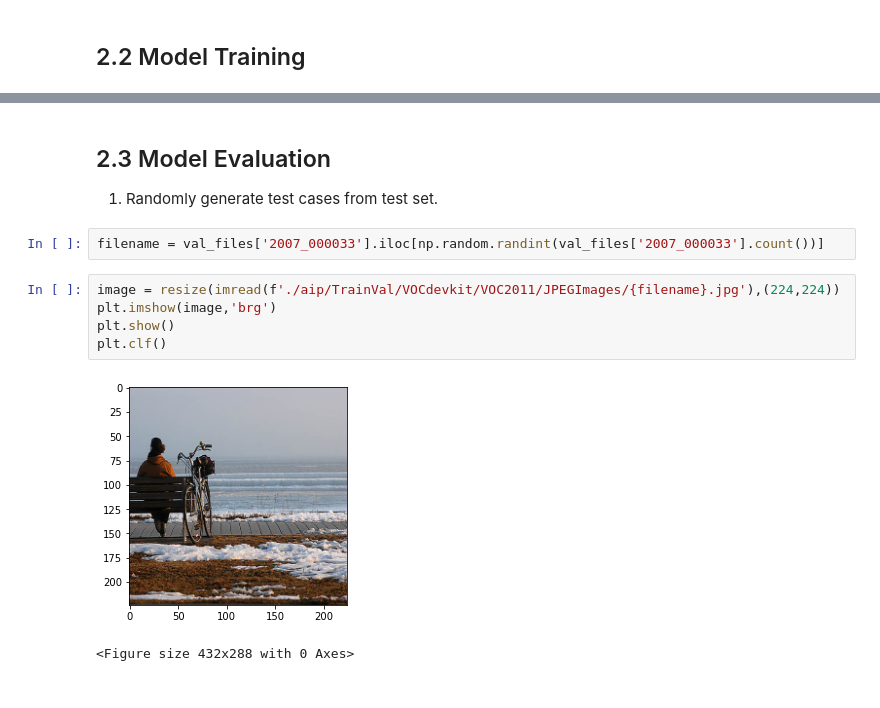
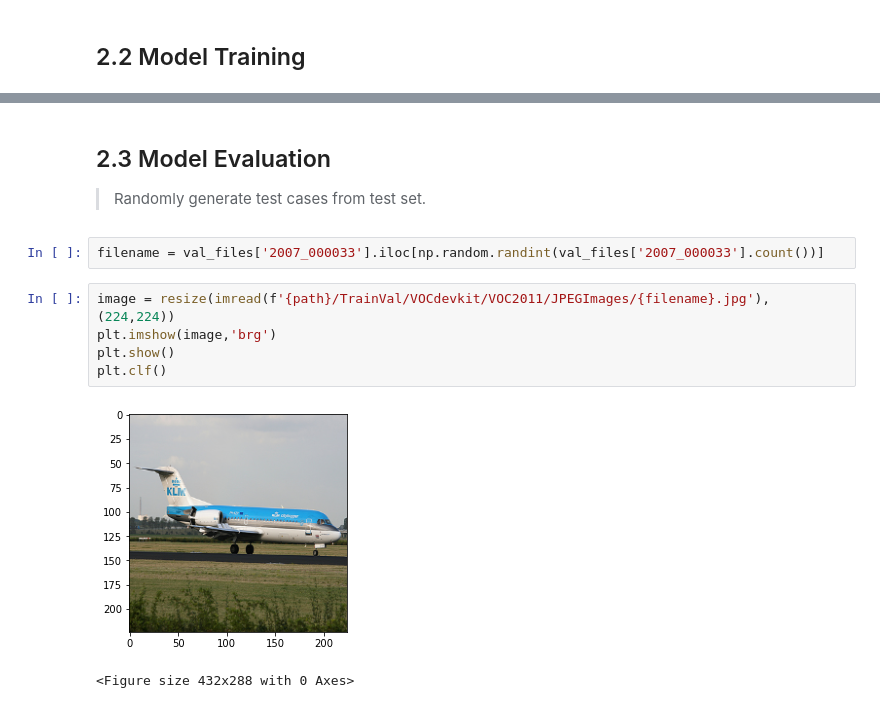
Before and after one commit to AdarshShah/Image-Segmentation, a Jupyter notebook: Image_Segmentation.ipynb, the cells around one changed output, grey strips where cells are left out. Saved outputs shown, nothing was run; the diff lists cells and outputs as text.

```diff
--- a/Image_Segmentation.ipynb
+++ b/Image_Segmentation.ipynb
@@ -267,16 +348,16 @@ fcn.fit(x=xtrain,y=ytrain,epochs=50,validation_data=(xVal,yVal))
 # %% [markdown]
 ## 2.3 Model Evaluation
 
-1. Randomly generate test cases from test set.
+> Randomly generate test cases from test set.
 # %%
 filename = val_files['2007_000033'].iloc[np.random.randint(val_files['2007_000033'].count())]
 # %%
-image = resize(imread(f'./aip/TrainVal/VOCdevkit/VOC2011/JPEGImages/{filename}.jpg'),(224,224))
+image = resize(imread(f'{path}/TrainVal/VOCdevkit/VOC2011/JPEGImages/{filename}.jpg'),(224,224))
 plt.imshow(image,'brg')
 plt.show()
 plt.clf()
 # %% [output]
-[figure, old version]
+[figure, new version]
 <Figure size 432x288 with 0 Axes>
 # %%
 out = fcn.predict(x=np.reshape(image,(-1,224,224,3)))
```
Also changed, not shown: parts of 41 cells of this notebook.
